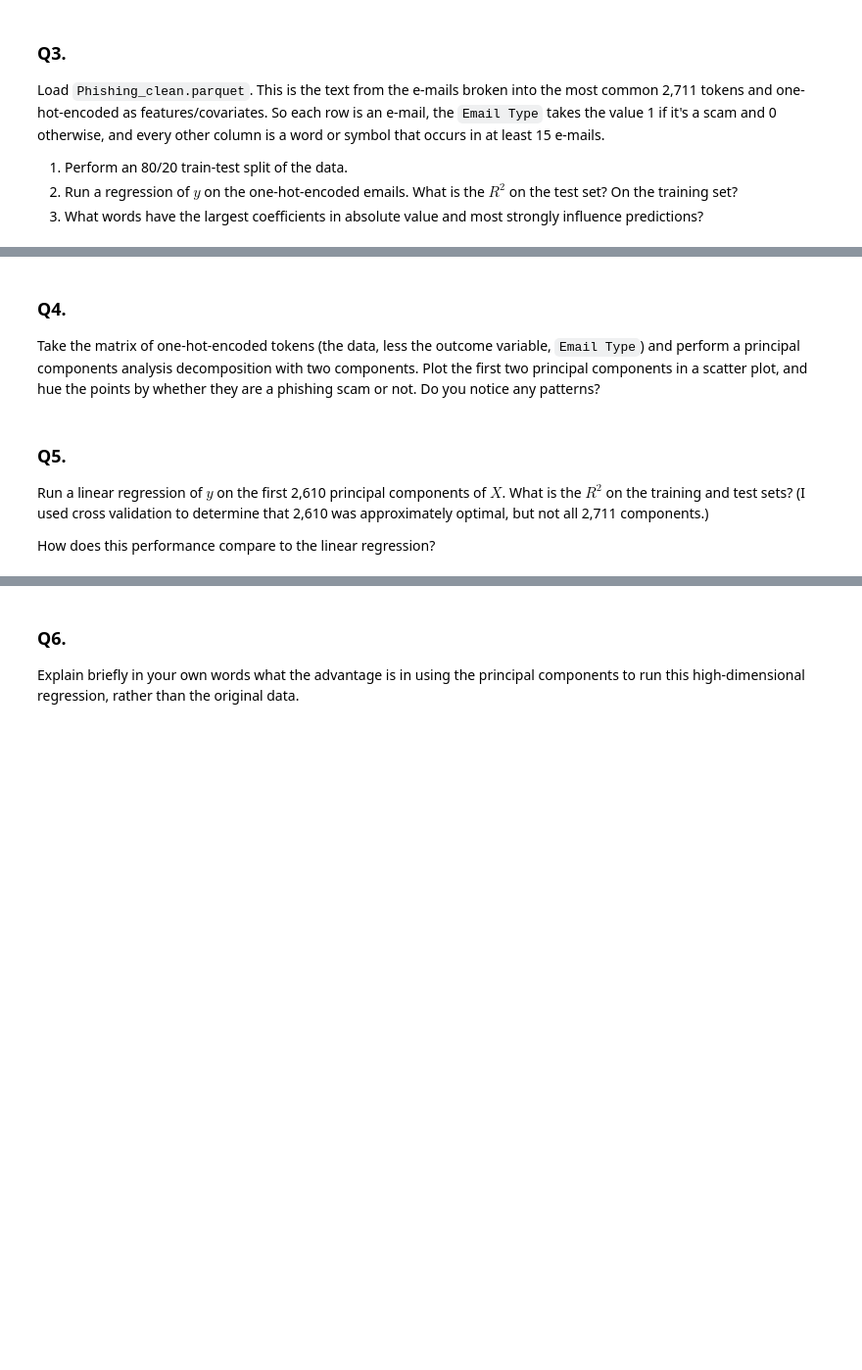
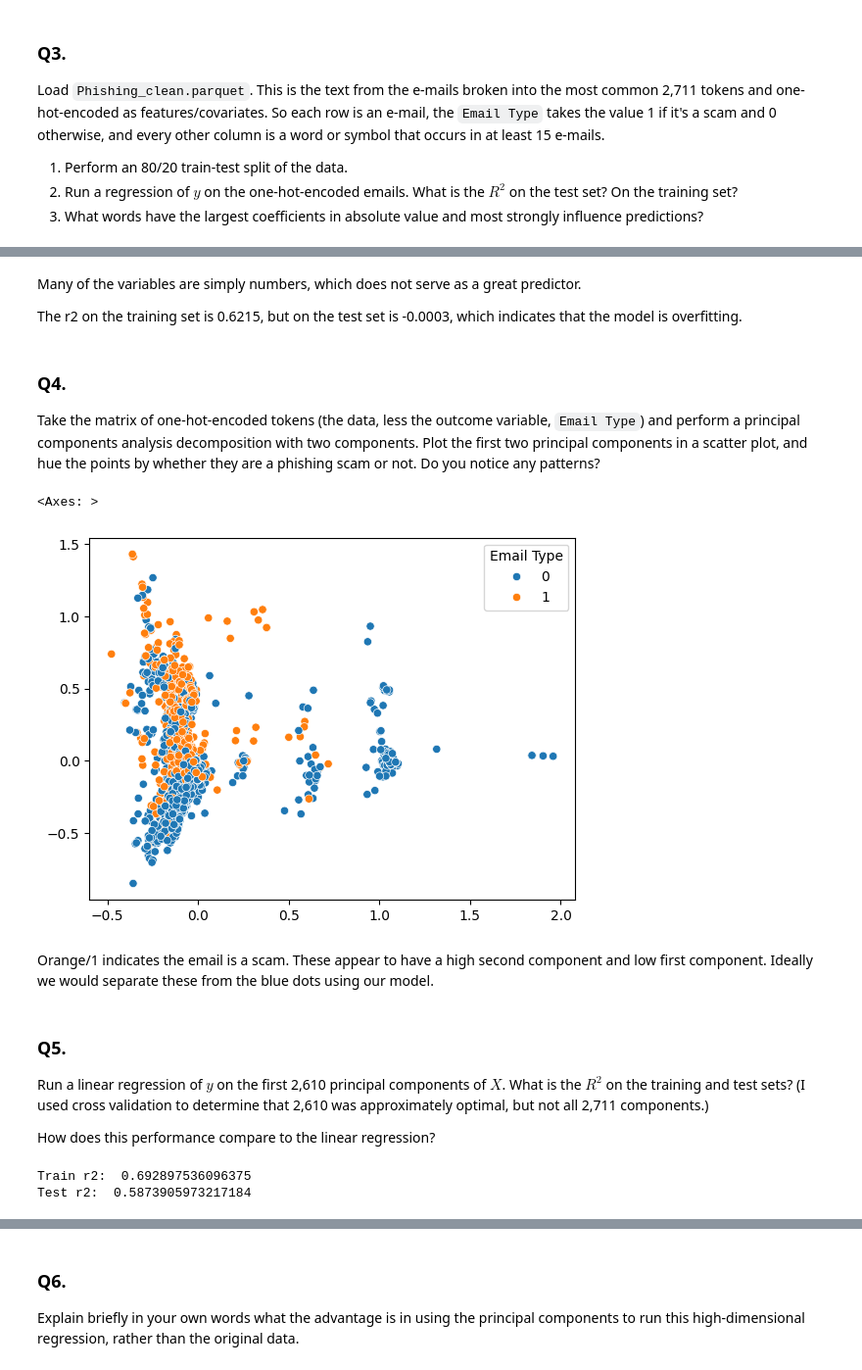
Before and after one commit to marisagua/labs, a Jupyter notebook: PCA_assignment.ipynb, the cells around one changed output, grey strips where cells are left out. Shown: that part at 98% size. Drawn from its saved outputs; the diff is of its cells as text; code cells hidden in the pictures; blank space fills up the shorter version.

```diff
--- a/PCA_assignment.ipynb
+++ b/PCA_assignment.ipynb
@@ -61,3 +87,19 @@ Load `Phishing_clean.parquet`. This is the text from the e-mails broken into the
 1. Perform an 80/20 train-test split of the data.
 2. Run a regression of $y$ on the one-hot-encoded emails. What is the $R^2$ on the test set? On the training set?
 3. What words have the largest coefficients in absolute value and most strongly influence predictions?
+# %%
+df = pd.read_parquet('Phishing_clean.parquet')
+
+y = df['Email Type']
+X = df.drop('Email Type',axis=1)
+
+# Train test split
+X_train, X_test, y_train, y_test = train_test_split(X, y,
+                                                    test_size=0.2, random_state=125)
+
+# Regression of y
+lm_0 = LinearRegression(fit_intercept=False).fit(X_train,y_train)
+y_hat_test_0 = lm_0.predict(X_test)
+y_hat_train_0 = lm_0.predict(X_train)
+print('train: ', r2_score(y_hat_train_0,y_train) )
+print('test: ', r2_score(y_hat_test_0,y_test) )
@@ -64,10 +128,38 @@ Load `Phishing_clean.parquet`. This is the text from the e-mails broken into the
+# %% [markdown]
+Many of the variables are simply numbers, which does not serve as a great predictor.
+
+The r2 on the training set is 0.6215, but on the test set is -0.0003, which indicates that the model is overfitting.
 # %% [markdown]
 ### Q4.
 
 Take the matrix of one-hot-encoded tokens (the data, less the outcome variable, `Email Type`) and perform a principal components analysis decomposition with two components. Plot the first two principal components in a scatter plot, and hue the points by whether they are a phishing scam or not. Do you notice any patterns?
+# %%
+reduction = PCA(n_components=2).fit(X_train)
+Z_train = reduction.transform(X_train)
+Z_test = reduction.transform(X_test)
+sns.scatterplot(x=Z_test[:,0],y=Z_test[:,1],hue=y_test)
+# %% [output]
+<Axes: >
+[figure, added]
+# %% [markdown]
+Orange/1 indicates the email is a scam. These appear to have a high second component and low first component. Ideally we would separate these from the blue dots using our model.
 # %% [markdown]
 ### Q5.
 
 Run a linear regression of $y$ on the first 2,610 principal components of $X$. What is the $R^2$ on the training and test sets? (I used cross validation to determine that 2,610 was approximately optimal, but not all 2,711 components.)
 
 How does this performance compare to the linear regression?
+# %%
+reduction = PCA(n_components=2610).fit(X_train)
+Z_train = reduction.transform(X_train)
+Z_test = reduction.transform(X_test)
+
+lm_k = LinearRegression().fit(Z_train,y_train)
+y_hat_test = lm_k.predict(Z_test)
+y_hat_train = lm_k.predict(Z_train)
+
+print('Train r2: ', r2_score(y_hat_train,y_train) )
+print('Test r2: ', r2_score(y_hat_test,y_test) )
+# %% [output]
+Train r2:  0.692897536096375
+Test r2:  0.5873905973217184
```
Also changed, not shown: parts of 8 cells of this notebook.
